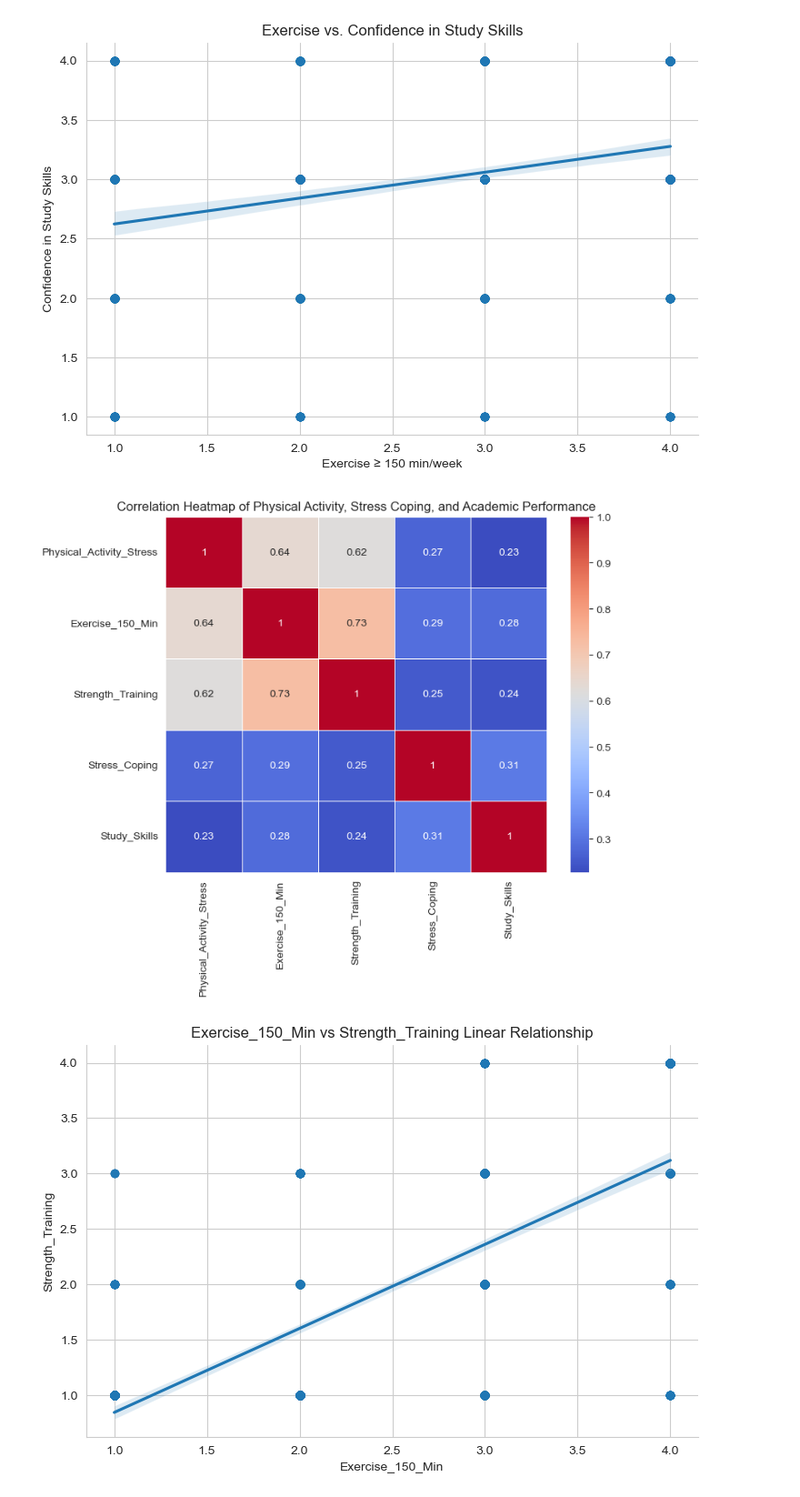
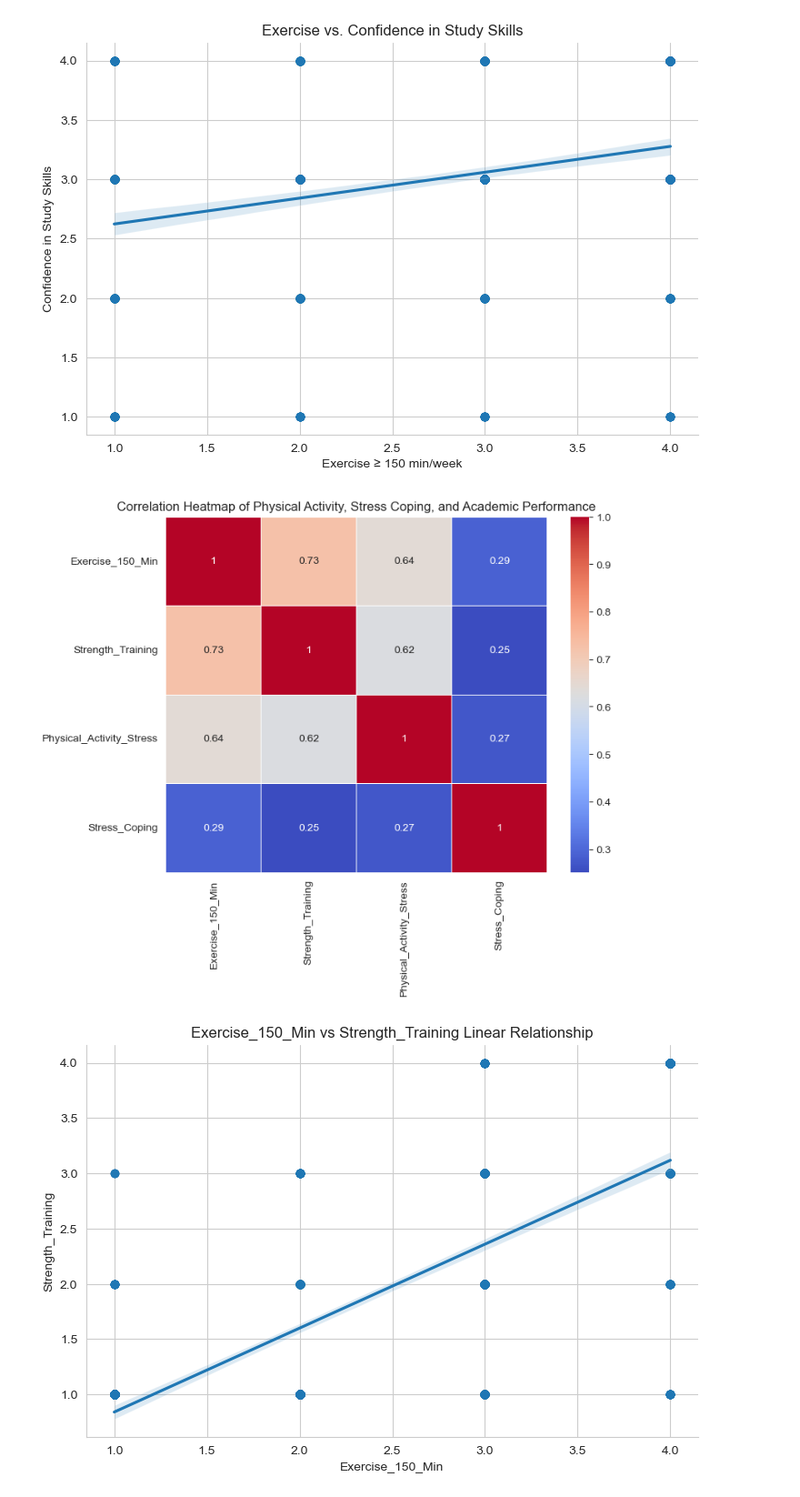
Before and after one commit to Matthew-Wolz/Physical-Health-Research, a Jupyter notebook: Notebook/Physical Health Research.ipynb, the cells around one changed output. Shown: that part at 91% size. Saved outputs shown, nothing was run; the diff lists cells and outputs as text; code cells hidden in the pictures.

```diff
--- a/Notebook/Physical Health Research.ipynb
+++ b/Notebook/Physical Health Research.ipynb
@@ -100,16 +103,18 @@ plt.show()
 # %% [output]
 [figure]
 # %%
+corr = data[['Exercise_150_Min', 'Strength_Training', 'Physical_Activity_Stress', 'Stress_Coping']].corr()
+
 plt.figure(figsize = (8, 6))
 sns.heatmap(corr, annot = True, cmap = "coolwarm", linewidths = 0.5)
 plt.title("Correlation Heatmap of Physical Activity, Stress Coping, and Academic Performance")
 plt.show()
 
 # Physical_Activity_Stress, Exercise_150_Min, and Strength_Training are positively correlated (≥0.6), which is expected since these variables all relate to physical activity.
 # Stress_Coping has a moderate positive correlation (~0.27-0.31) with physical activity variables, indicating that students who engage in more physical activity tend to feel more confident in coping with stress.
 # Study_Skills has a weaker correlation (~0.23-0.28) with physical activity, but it still suggests a potential positive effect of exercise on academic confidence.
 # %% [output]
-[figure, old version]
+[figure, new version]
 # %%
 # Before, we had used Exercise_150_Min and Study_Skills, with a linear correlation of 0.24.
 # Now let's try something with a stronger linear coefficient, say Exercise_150_Min and Strength_Training (coeff ~ 0.73)
```
Also changed, not shown: parts of 8 cells of this notebook.
